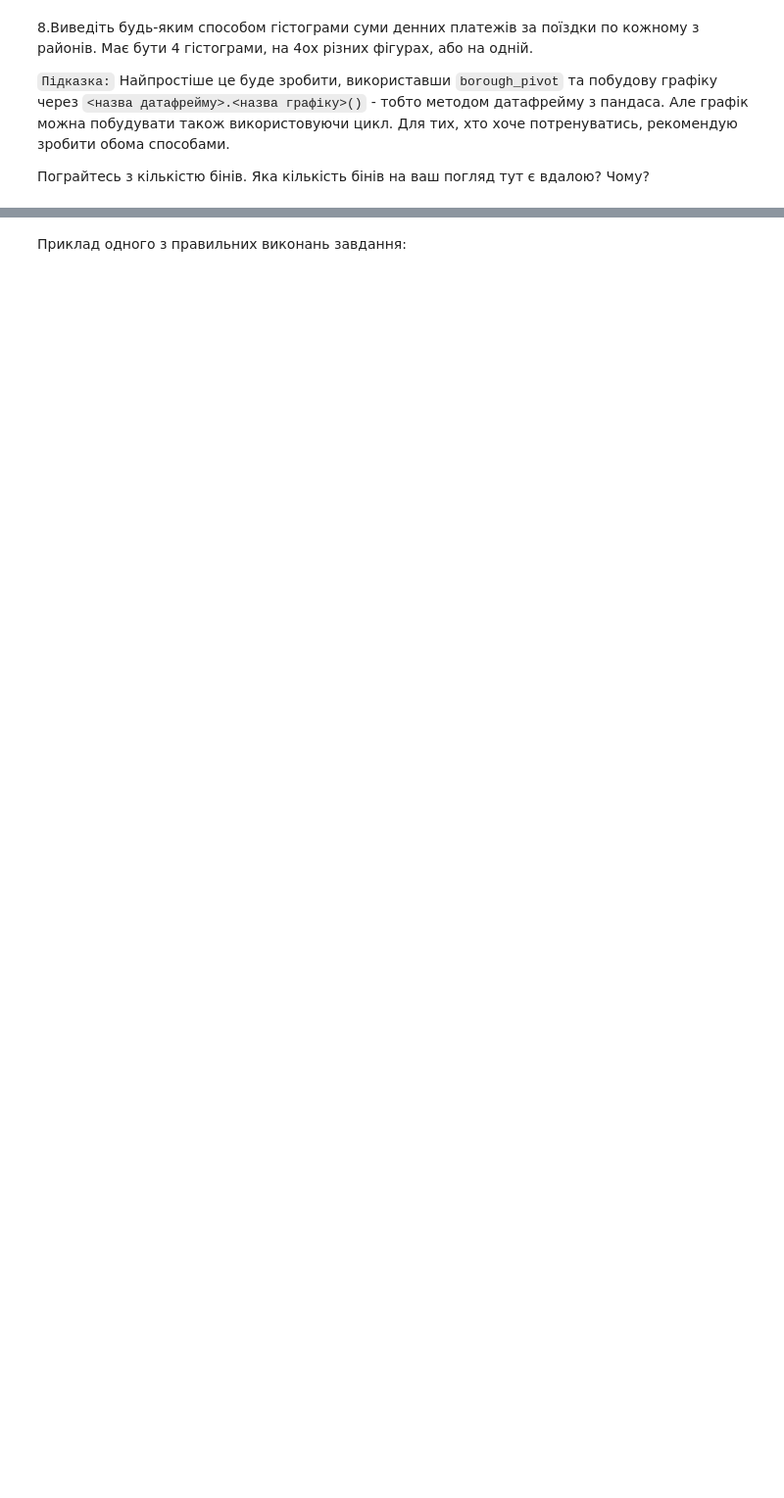
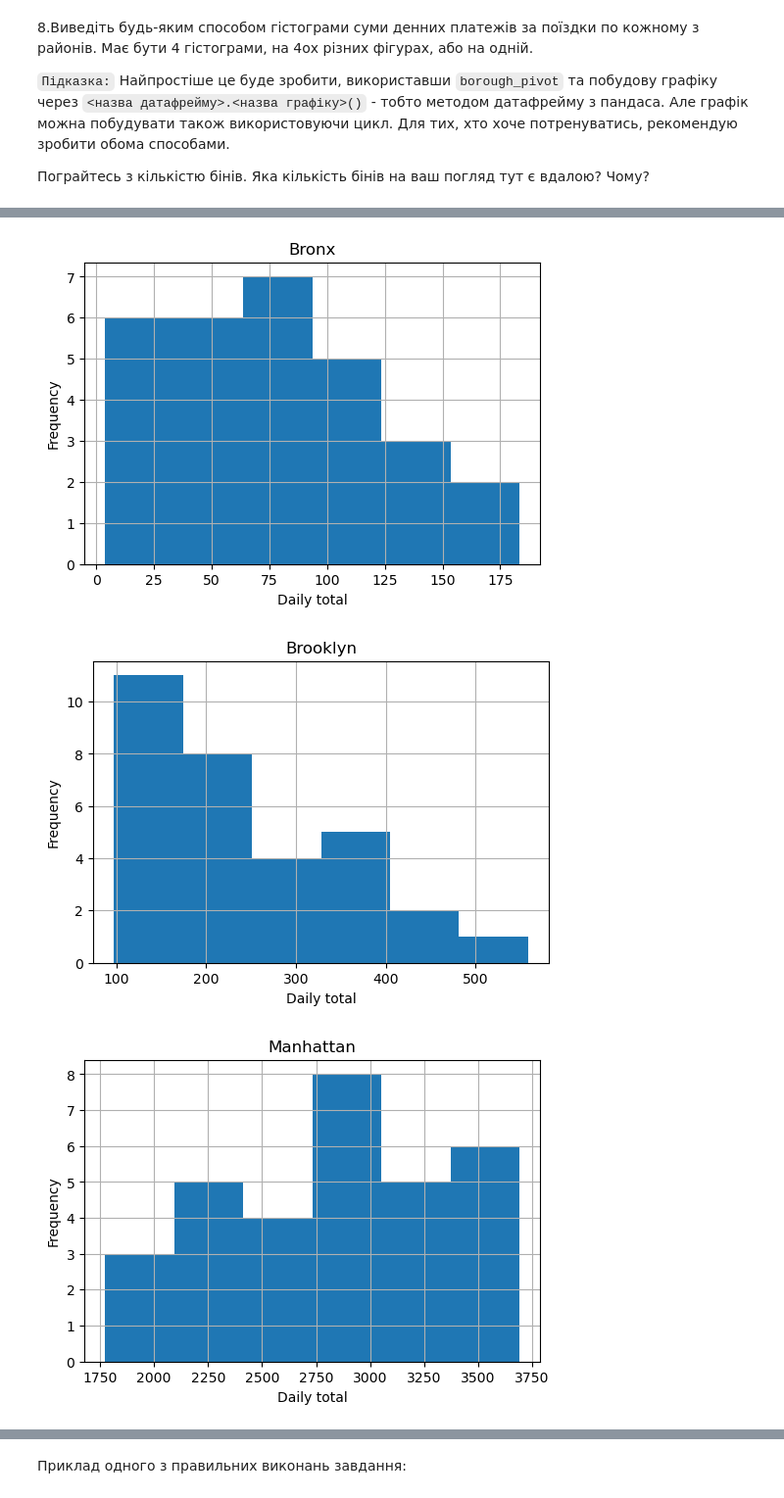
Before and after one commit to OlenaBabko/DataAnalytics_DataLovesAcademy, a Jupyter notebook: modul_11_additional/Additional_hw_5_Data_visualizations.ipynb, the cells around one changed output, grey strips where cells are left out. Shown at 98% size. Drawn from its saved outputs; the diff is of its cells as text; code cells hidden in the pictures; blank space fills up the shorter version.

```diff
--- a/modul_11_additional/Additional_hw_5_Data_visualizations.ipynb
+++ b/modul_11_additional/Additional_hw_5_Data_visualizations.ipynb
@@ -327,0 +363,13 @@ borough_pivot.fillna(0).plot();
+# %%
+# через цикл
+
+for col in borough_pivot.columns:
+    plt.figure(figsize=(6, 4))
+    borough_pivot[col].plot(kind="hist", bins=6, title=col)
+    plt.xlabel("Daily total")
+    plt.grid()
+    plt.show()
+# %% [output]
+[figure, added]
+[figure, added]
+[figure, added]
```
Also changed, not shown: parts of 17 cells of this notebook.
